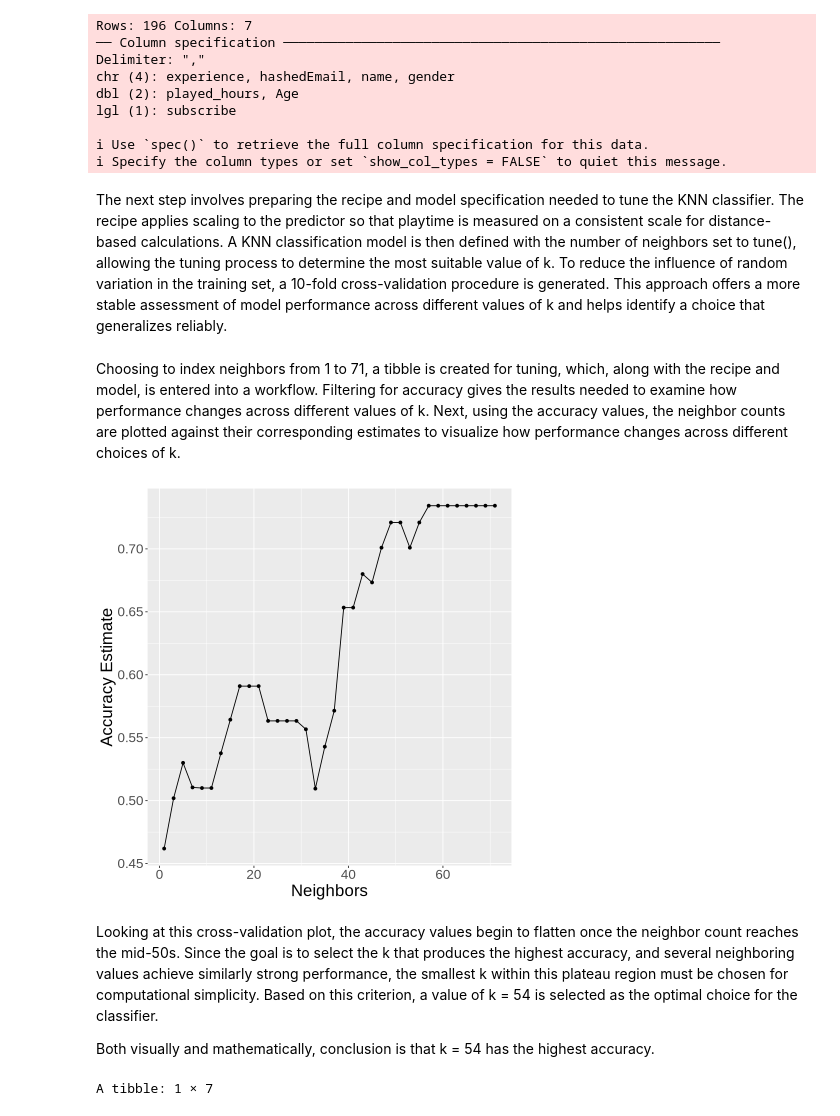
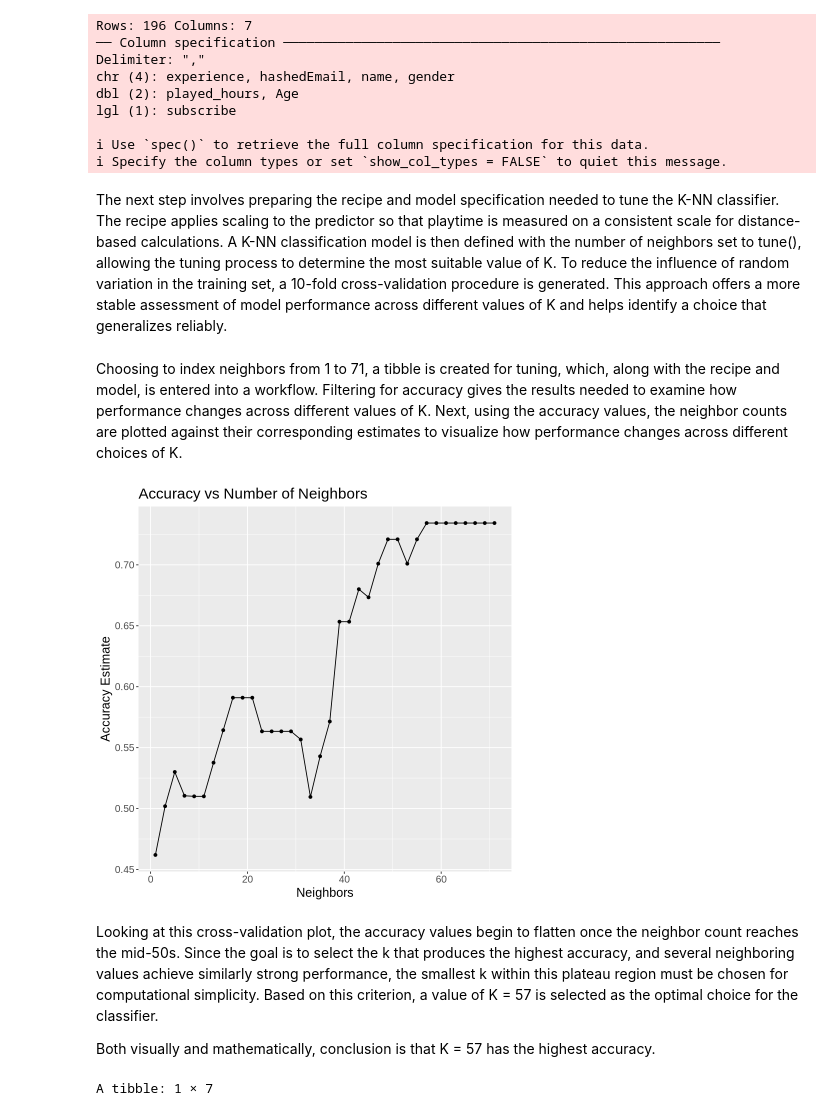
Before and after one commit to chrislee0530/group_23_project_final_report, a Jupyter notebook: group_23_project_final_report.ipynb, the cells around one changed output. Saved outputs shown, nothing was run; the diff lists cells and outputs as text; code cells hidden in the pictures.

```diff
--- a/group_23_project_final_report.ipynb
+++ b/group_23_project_final_report.ipynb
@@ -100,7 +108,7 @@ lgl (1): subscribe
 ℹ Use `spec()` to retrieve the full column specification for this data.
 ℹ Specify the column types or set `show_col_types = FALSE` to quiet this message.
 # %% [markdown]
-The next step involves preparing the recipe and model specification needed to tune the KNN classifier. The recipe applies scaling to the predictor so that playtime is measured on a consistent scale for distance-based calculations. A KNN classification model is then defined with the number of neighbors set to tune(), allowing the tuning process to determine the most suitable value of k. To reduce the influence of random variation in the training set, a 10-fold cross-validation procedure is generated. This approach offers a more stable assessment of model performance across different values of k and helps identify a choice that generalizes reliably.
+The next step involves preparing the recipe and model specification needed to tune the K-NN classifier. The recipe applies scaling to the predictor so that playtime is measured on a consistent scale for distance-based calculations. A K-NN classification model is then defined with the number of neighbors set to tune(), allowing the tuning process to determine the most suitable value of K. To reduce the influence of random variation in the training set, a 10-fold cross-validation procedure is generated. This approach offers a more stable assessment of model performance across different values of K and helps identify a choice that generalizes reliably.
 # %%
 ## Recipe with subscription_status as the responding, and played_hours as predictor.
 ## We use the training data only , to minimize bias.
@@ -117,39 +125,39 @@ players_spec_tune <- nearest_neighbor(weight_func  = "rectangular", neighbors =
 ## Create a vfold of 10 to ensure that random sampling doesn't influnence k as much.
 players_vfold <- vfold_cv(players_train, v = 10)
 # %% [markdown]
-Choosing to index neighbors from 1 to 71, a tibble is created for tuning, which, along with the recipe and model, is entered into a workflow. Filtering for accuracy gives the results needed to examine how performance changes across different values of k. Next, using the accuracy values, the neighbor counts are plotted against their corresponding estimates to visualize how performance changes across different choices of k.
+Choosing to index neighbors from 1 to 71, a tibble is created for tuning, which, along with the recipe and model, is entered into a workflow. Filtering for accuracy gives the results needed to examine how performance changes across different values of K. Next, using the accuracy values, the neighbor counts are plotted against their corresponding estimates to visualize how performance changes across different choices of K.
 # %%
 ## Range of neighbors to be tested - set upper bound to 71 to observe tapering.
 grid_vals <- tibble(neighbors = seq(from = 1, to = 71, by = 2))
 
 ## Workflow to find ideal k value
 players_results <- workflow() |>
     add_recipe(players_recipe) |>
     add_model(players_spec_tune) |>
     tune_grid(resamples = players_vfold, grid = grid_vals) |>
     collect_metrics() |>
     filter(.metric == "accuracy")
 
 ## Create a cross validation plot to find the ideal k value
 # ... NOTE: making the upper bound 71 shows tapering = model guesses the most popular target.
 # Boilerplate from tutorial classification 2 colution
 # ...
-accuracy_vs_k <- ggplot(accuracies, aes(x = neighbors, y = mean)) +
+accuracy_vs_k <- ggplot(players_results, aes(x = neighbors, y = mean)) +
                   geom_point() +
                   geom_line() +
-                  labs(x = 'Neighbors', y = 'Accuracy Estimate') +
-                  theme(text = element_text(size = 20))
+                  labs(x = 'Neighbors', y = 'Accuracy Estimate', title = "Accuracy vs Number of Neighbors") +
+                  theme(text = element_text(size = 15))
                   # theme(text = element_text(size = 20)) +
                   # scale_x_continuous(breaks = seq(0, 20, 2)) +
                   # scale_y_continuous(limits = c(0.7, 0.85))
 
 accuracy_vs_k
 # %% [output]
-[figure, old version]
+[figure, new version]
 # %% [markdown]
-Looking at this cross-validation plot, the accuracy values begin to flatten once the neighbor count reaches the mid-50s. Since the goal is to select the k that produces the highest accuracy, and several neighboring values achieve similarly strong performance, the smallest k within this plateau region must be chosen for computational simplicity. Based on this criterion, a value of k = 54 is selected as the optimal choice for the classifier.
+Looking at this cross-validation plot, the accuracy values begin to flatten once the neighbor count reaches the mid-50s. Since the goal is to select the k that produces the highest accuracy, and several neighboring values achieve similarly strong performance, the smallest k within this plateau region must be chosen for computational simplicity. Based on this criterion, a value of K = 57 is selected as the optimal choice for the classifier.
 
-Both visually and mathematically, conclusion is that k = 54 has the highest accuracy.
+Both visually and mathematically, conclusion is that K = 57 has the highest accuracy.
 # %%
 best_k <- players_results |>
         arrange(desc(mean)) |>
```
Also changed, not shown: parts of 15 cells of this notebook.
